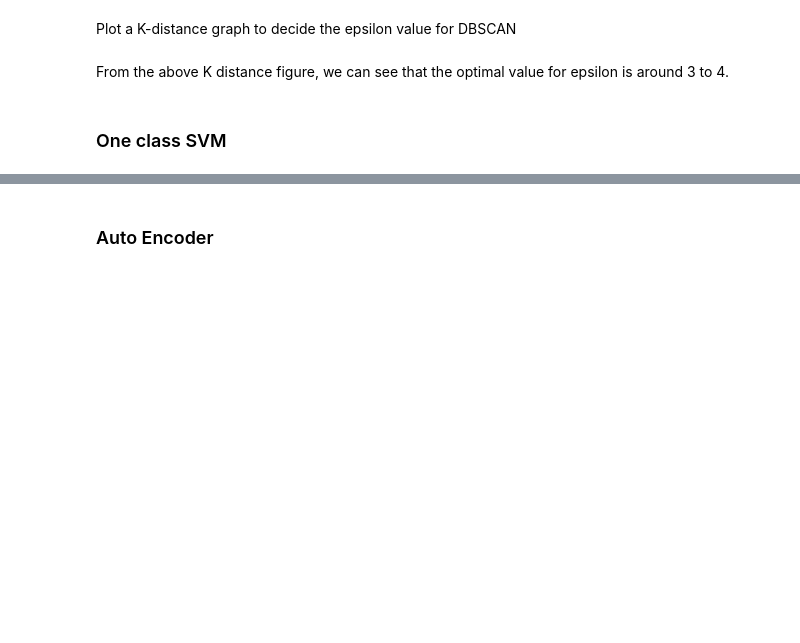
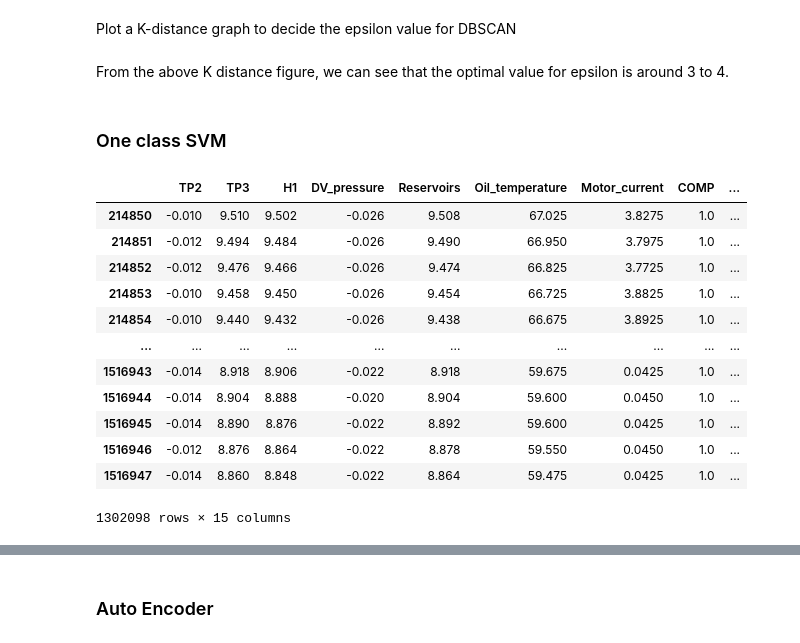
Before and after one commit to WilliamLu1999/Data-ML-Projects, a Jupyter notebook: anomaly_detection_time_series_metro/Unsupervised_Anomaly_Detection_Time_Series_Metro_Predictive_Maintenance.ipynb, the cells around one changed output, grey strips where cells are left out. Saved outputs shown, nothing was run; the diff lists cells and outputs as text; code cells hidden in the pictures; blank space fills up the shorter version.

```diff
--- a/anomaly_detection_time_series_metro/Unsupervised_Anomaly_Detection_Time_Series_Metro_Predictive_Maintenance.ipynb
+++ b/anomaly_detection_time_series_metro/Unsupervised_Anomaly_Detection_Time_Series_Metro_Predictive_Maintenance.ipynb
@@ -399,5 +407,21 @@ From the above K distance figure, we can see that the optimal value for  epsilon
 #df_jul = []
 # %% [markdown]
 ### One class SVM
+# %%
+test[features]
+# %% [output]
+|  | TP2 | TP3 | H1 | DV_pressure | Reservoirs | Oil_temperature | Motor_current | COMP | ... |
+| 214850 | -0.010 | 9.510 | 9.502 | -0.026 | 9.508 | 67.025 | 3.8275 | 1.0 | ... |
+| 214851 | -0.012 | 9.494 | 9.484 | -0.026 | 9.490 | 66.950 | 3.7975 | 1.0 | ... |
+| 214852 | -0.012 | 9.476 | 9.466 | -0.026 | 9.474 | 66.825 | 3.7725 | 1.0 | ... |
+| 214853 | -0.010 | 9.458 | 9.450 | -0.026 | 9.454 | 66.725 | 3.8825 | 1.0 | ... |
+| 214854 | -0.010 | 9.440 | 9.432 | -0.026 | 9.438 | 66.675 | 3.8925 | 1.0 | ... |
+| ... | ... | ... | ... | ... | ... | ... | ... | ... | ... |
+| 1516943 | -0.014 | 8.918 | 8.906 | -0.022 | 8.918 | 59.675 | 0.0425 | 1.0 | ... |
+| 1516944 | -0.014 | 8.904 | 8.888 | -0.020 | 8.904 | 59.600 | 0.0450 | 1.0 | ... |
+| 1516945 | -0.014 | 8.890 | 8.876 | -0.022 | 8.892 | 59.600 | 0.0425 | 1.0 | ... |
+| 1516946 | -0.012 | 8.876 | 8.864 | -0.022 | 8.878 | 59.550 | 0.0450 | 1.0 | ... |
+| 1516947 | -0.014 | 8.860 | 8.848 | -0.022 | 8.864 | 59.475 | 0.0425 | 1.0 | ... |
+1302098 rows × 15 columns
 # %%
 from sklearn.svm import OneClassSVM
```
Also changed, not shown: parts of 19 cells of this notebook.
